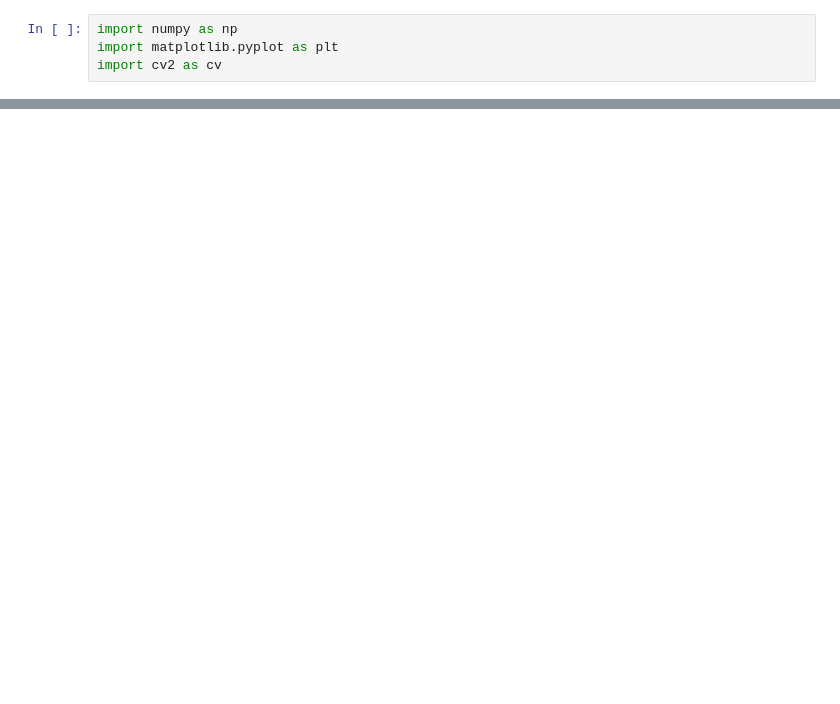
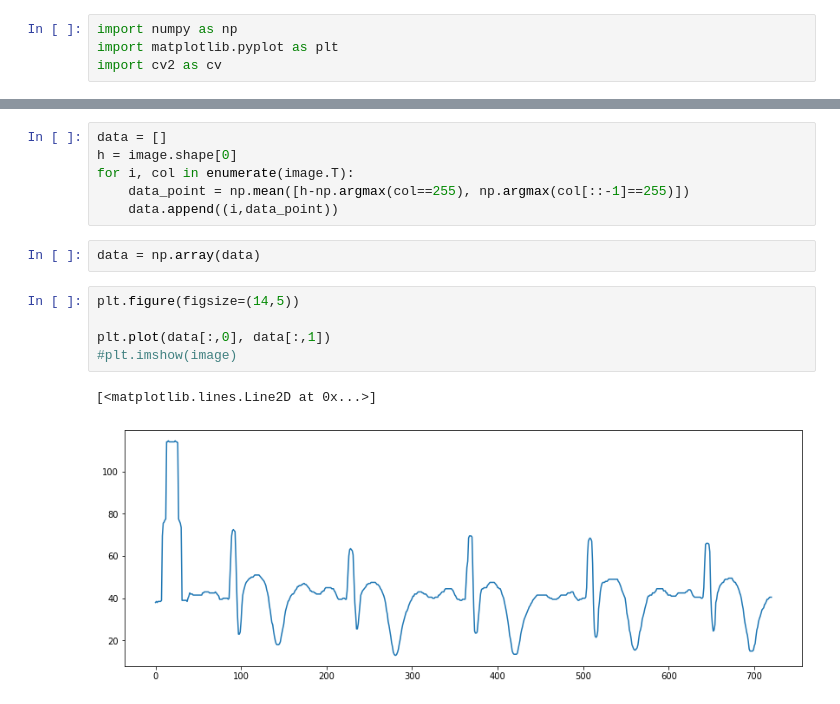
Before and after one commit to alifele/Covid-19-ECG-digitalization-First-Place-in-the-Competition-, a Jupyter notebook: Ali/examining the images.ipynb, the cells around one changed output, grey strips where cells are left out. Cells and saved outputs as stored; diff of their text form; blank space fills up the shorter version.

```diff
--- a/Ali/examining the images.ipynb
+++ b/Ali/examining the images.ipynb
@@ -12,0 +20,16 @@ plt.imshow(image)
+# %%
+data = []
+h = image.shape[0]
+for i, col in enumerate(image.T):
+    data_point = np.mean([h-np.argmax(col==255), np.argmax(col[::-1]==255)])
+    data.append((i,data_point))
+# %%
+data = np.array(data)
+# %%
+plt.figure(figsize=(14,5))
+
+plt.plot(data[:,0], data[:,1])
+#plt.imshow(image)
+# %% [output]
+[<matplotlib.lines.Line2D at 0x...>]
+[figure, added]
```
Also changed, not shown: parts of 4 cells of this notebook, 1 other file.
